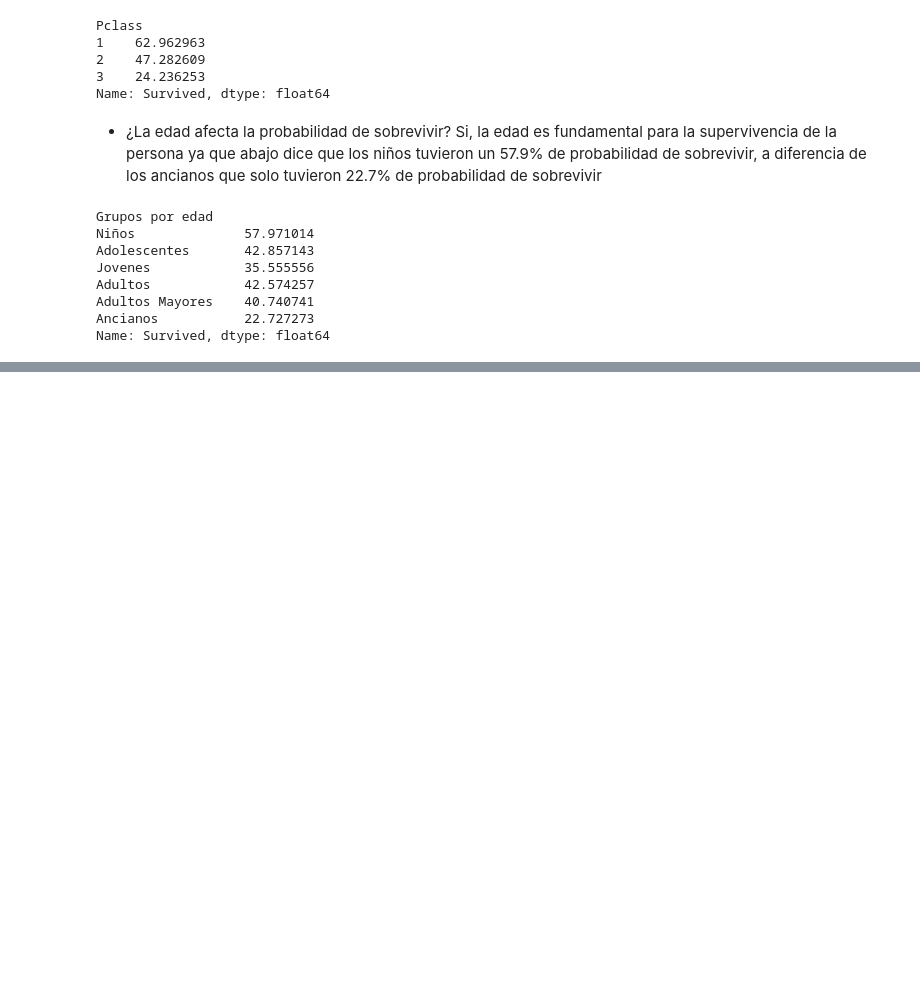
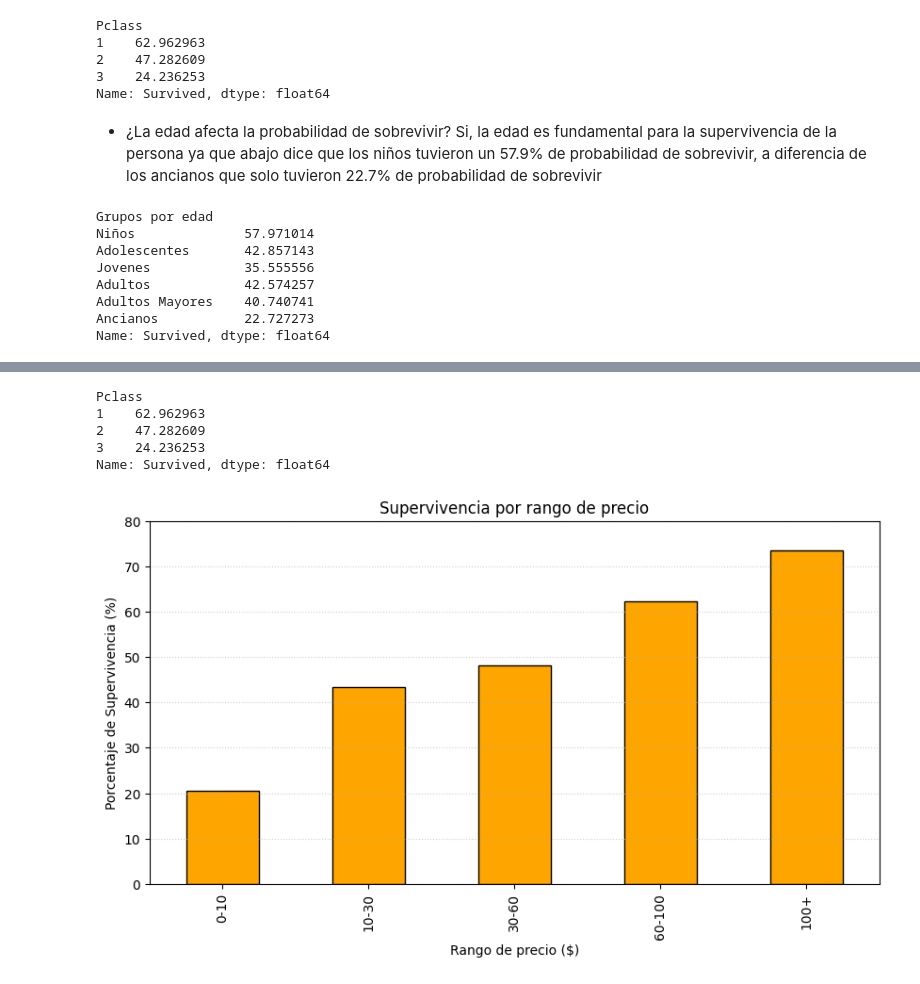
Before and after one commit to K4lilinuxX/I.A, a Jupyter notebook: Curso-1-Introduccion-Data-Science/pandas/ejercicios.ipynb, the cells around one changed output, grey strips where cells are left out. Drawn from its saved outputs; the diff is of its cells as text; code cells hidden in the pictures; blank space fills up the shorter version.

```diff
--- a/Curso-1-Introduccion-Data-Science/pandas/ejercicios.ipynb
+++ b/Curso-1-Introduccion-Data-Science/pandas/ejercicios.ipynb
@@ -118,0 +121,34 @@ Name: Survived, dtype: float64
+# %%
+df.groupby("Pclass")["Survived"].mean() * 100
+# %% [output]
+Pclass
+1    62.962963
+2    47.282609
+3    24.236253
+Name: Survived, dtype: float64
+# %%
+# Crear rangos de precio
+bins = [0, 10, 30, 60, 100, 600]
+label = ["0-10", "10-30", "30-60", "60-100", "100+"]
+
+# Crear una nueva columna en el Data Frame Original
+df["Price_Range"] = pd.cut(df["Fare"], labels=label, bins=bins)
+
+# Sacar la tasa de supervivencia de los "Price_ Range"
+tasa_sup = df.groupby("Price_Range")["Survived"].mean() * 100
+tasa_sup
+
+# Graficar
+import matplotlib.pyplot as plt
+tasa_sup.plot(kind="bar",
+              color="orange",
+              edgecolor = "black",
+              figsize=(10,5))
+plt.title("Supervivencia por rango de precio")
+plt.xlabel("Rango de precio ($)")
+plt.ylabel("Porcentaje de Supervivencia (%)")
+plt.grid(axis="y", linestyle=":", alpha=0.6)
+plt.ylim(0,80)
+plt.show()
+# %% [output]
+[figure, added]
```
Also changed, not shown: parts of 3 cells of this notebook.
